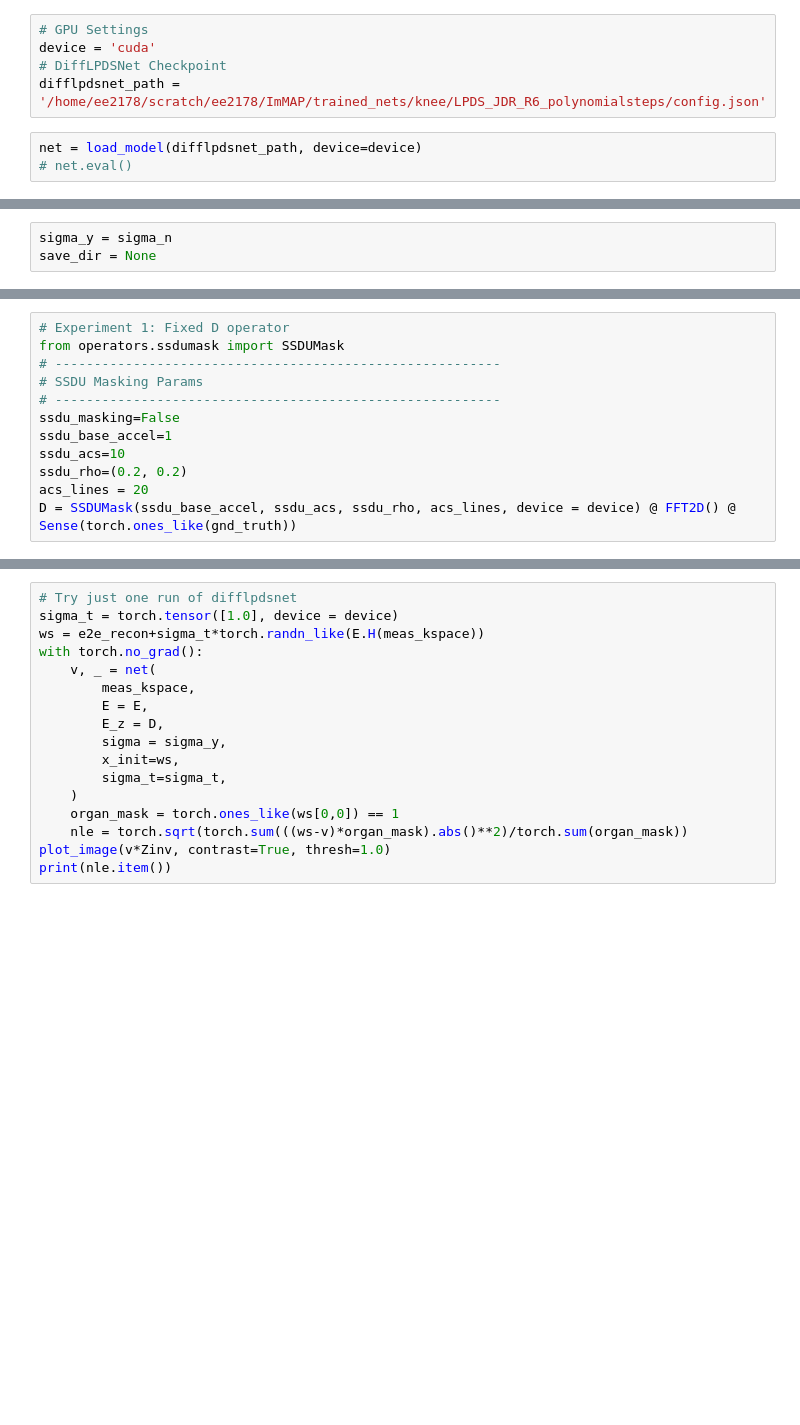
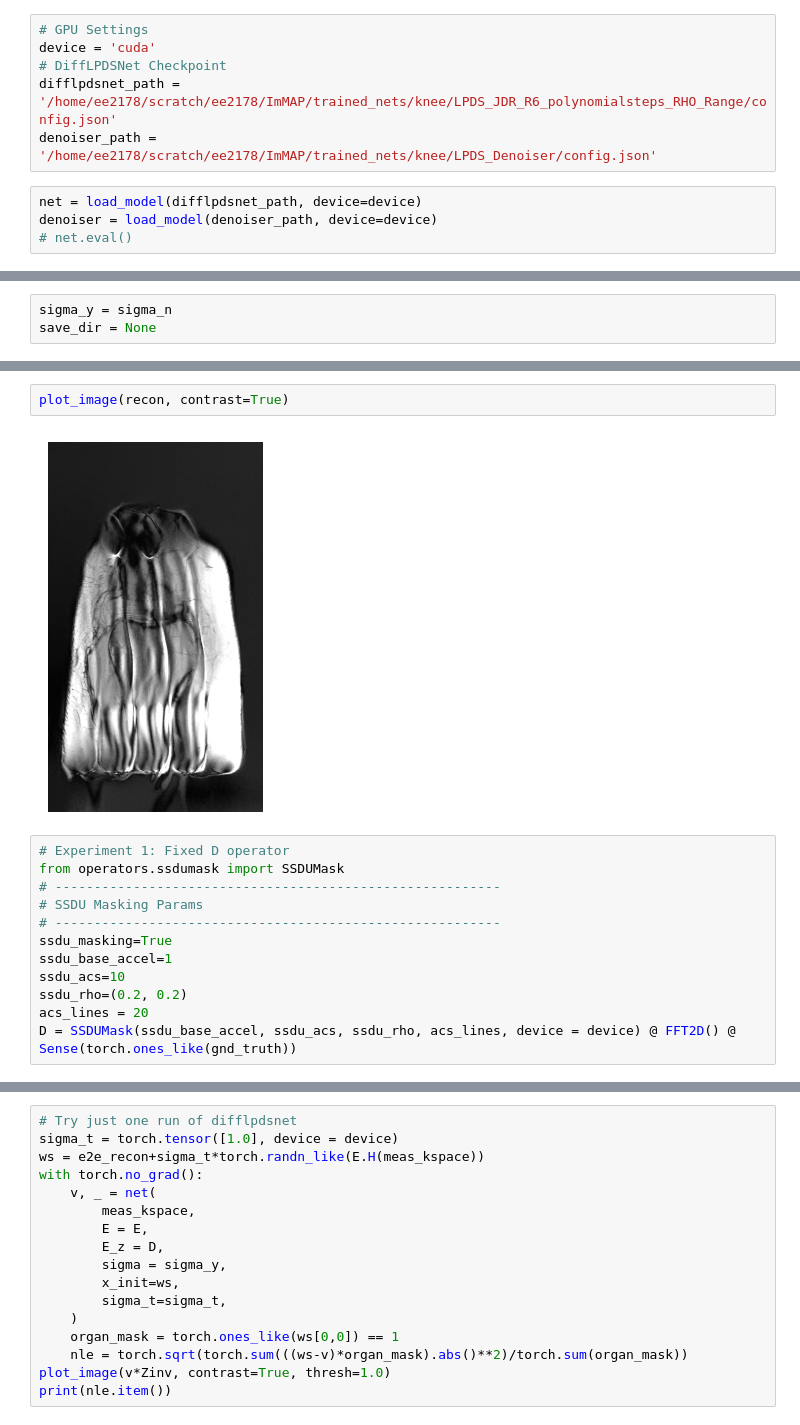
Before and after one commit to ee2178/ImMAP, a Jupyter notebook: notebooks/immap.ipynb, the cells around one changed output, grey strips where cells are left out. Saved outputs shown, nothing was run; the diff lists cells and outputs as text; blank space fills up the shorter version.

```diff
--- a/notebooks/immap.ipynb
+++ b/notebooks/immap.ipynb
@@ -17,7 +17,9 @@ os.chdir('/scratch/ee2178/ImMAP')
 # GPU Settings
 device = 'cuda'
 # DiffLPDSNet Checkpoint
-difflpdsnet_path = '/home/ee2178/scratch/ee2178/ImMAP/trained_nets/knee/LPDS_JDR_R6_polynomialsteps/config.json'
+difflpdsnet_path = '/home/ee2178/scratch/ee2178/ImMAP/trained_nets/knee/LPDS_JDR_R6_polynomialsteps_RHO_Range/config.json'
+denoiser_path = '/home/ee2178/scratch/ee2178/ImMAP/trained_nets/knee/LPDS_Denoiser/config.json'
 # %%
 net = load_model(difflpdsnet_path, device=device)
+denoiser = load_model(denoiser_path, device=device)
 # net.eval()
@@ -44,10 +79,14 @@ save_dir = None
+# %%
+plot_image(recon, contrast=True)
+# %% [output]
+[figure, added]
 # %%
 # Experiment 1: Fixed D operator
 from operators.ssdumask import SSDUMask
 # ---------------------------------------------------------
 # SSDU Masking Params
 # ---------------------------------------------------------
-ssdu_masking=False
+ssdu_masking=True
 ssdu_base_accel=1
 ssdu_acs=10
 ssdu_rho=(0.2, 0.2)
```
Also changed, not shown: parts of 10 cells of this notebook, 25 other files.
